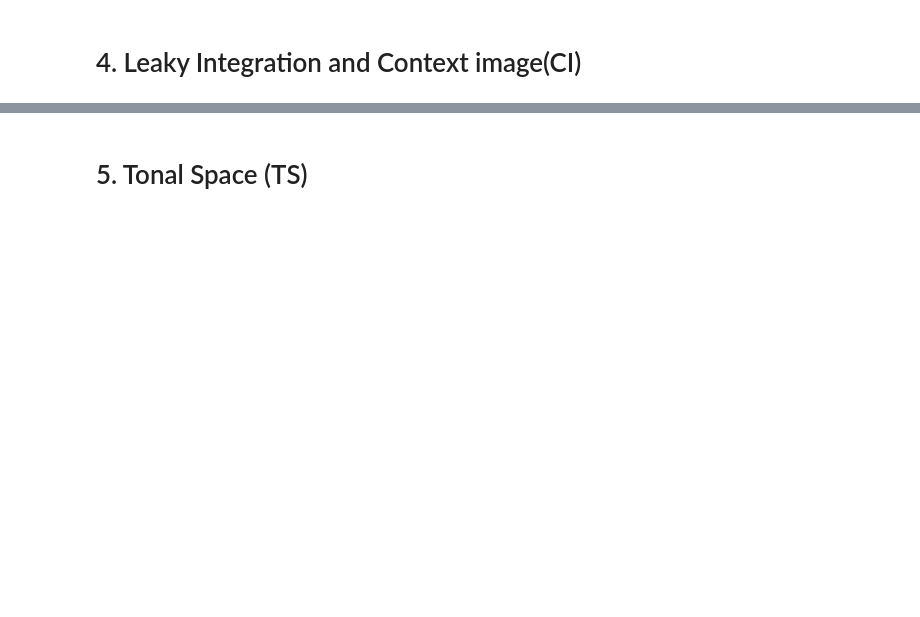
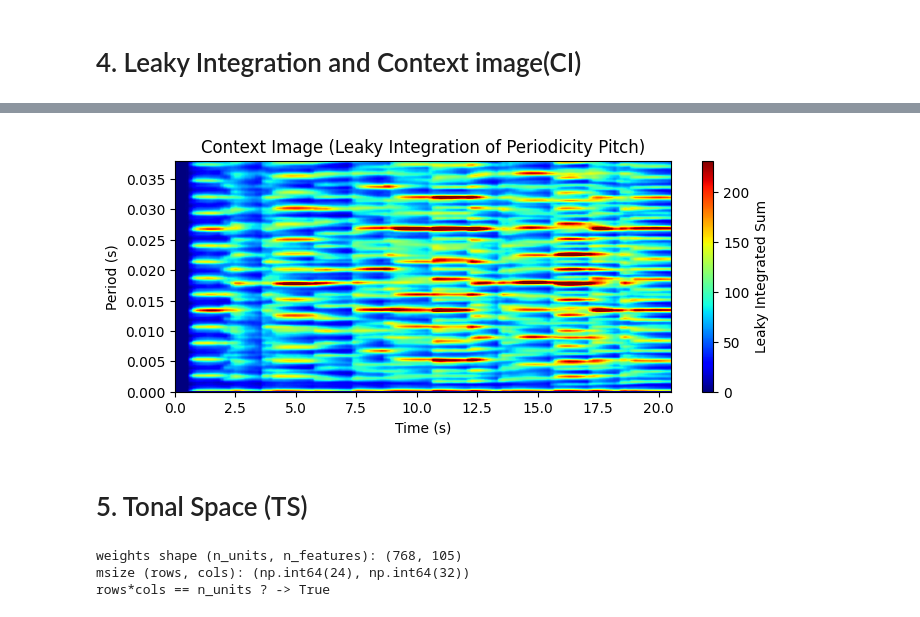
Before and after one commit to t1dewang/jlmt_python, a Jupyter notebook: notebook/pipeline.ipynb, the cells around one changed output, grey strips where cells are left out. Drawn from its saved outputs; the diff is of its cells as text; code cells hidden in the pictures; blank space fills up the shorter version.

```diff
--- a/notebook/pipeline.ipynb
+++ b/notebook/pipeline.ipynb
@@ -362,0 +574,2 @@ Start of calc_ani...
+# %%
+li = leaky_integrate(final_pp, out_fs, half_decay_time=0.1)
@@ -363,2 +580,25 @@ Start of calc_ani...
+# %%
+time = np.arange(out_signal.shape[1]) / out_fs  # seconds
+period = out_periods  # seconds (from calc_pp)
+vmin = np.percentile(li, 0.1)
+vmax = np.percentile(li, 99)
+
+plt.figure(figsize=(8, 3))
+plt.imshow(
+    li,
+    aspect='auto',
+    origin='lower',
+    extent=[time[0], time[-1], period[0], period[-1]],
+    cmap='jet',
+    vmin=vmin,
+    vmax=vmax
+)
+plt.colorbar(label='Leaky Integrated Sum')
+plt.xlabel("Time (s)")
+plt.ylabel("Period (s)")
+plt.title("Context Image (Leaky Integration of Periodicity Pitch)")
+plt.show()
+# %% [output]
+[figure, added]
 # %% [markdown]
 # 5. Tonal Space (TS)
@@ -365,3 +636,14 @@ Start of calc_ani...
+# %%
+som_path = "map/map_10-Dec-2006_16:18.mat"
+
+weights, msize = load_som(som_path)
+print("weights shape (n_units, n_features):", weights.shape)
+print("msize (rows, cols):", msize)
+print("rows*cols == n_units ? ->", (msize[0] * msize[1] == weights.shape[0]))
+# %% [output]
+weights shape (n_units, n_features): (768, 105)
+msize (rows, cols): (np.int64(24), np.int64(32))
+rows*cols == n_units ? -> True
 # %%
 #pipeline
 def run_pipeline(audio_path):
```
Also changed, not shown: parts of 15 cells of this notebook, 9 other files.
